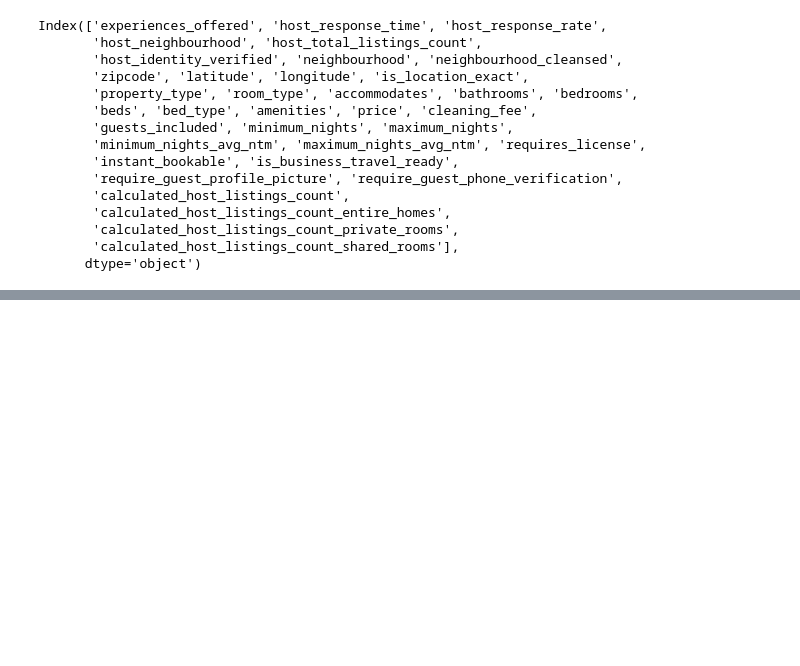
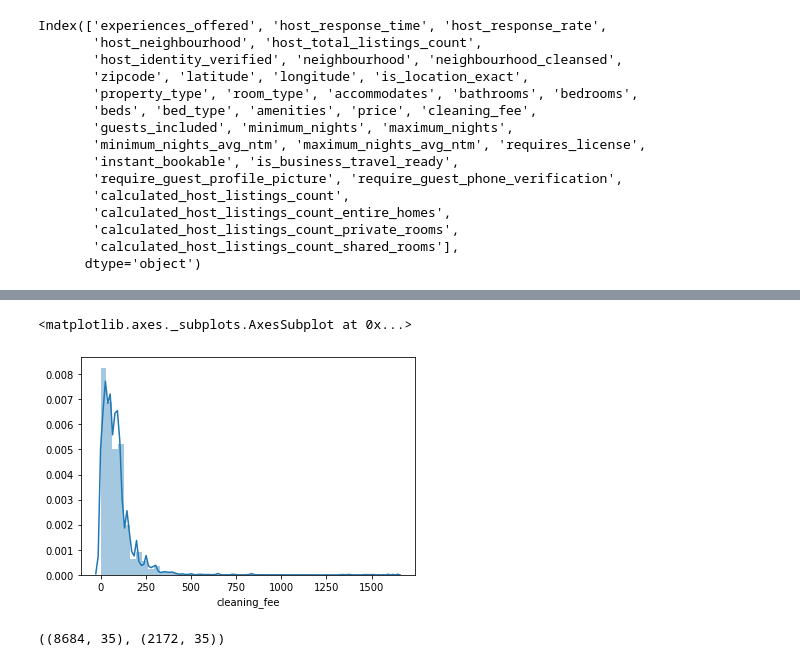
Before and after one commit to bjornlestrud/DS-Unit-2-Applied-Modeling, a Jupyter notebook: Bjorn_LS_DS_232_assignment.ipynb, the cells around one changed output, grey strips where cells are left out. Saved outputs shown, nothing was run; the diff lists cells and outputs as text; code cells hidden in the pictures; blank space fills up the shorter version.

```diff
--- a/Bjorn_LS_DS_232_assignment.ipynb
+++ b/Bjorn_LS_DS_232_assignment.ipynb
@@ -117,0 +178,10 @@ df.shape
+# %%
+# how many values are above 12k
+
+import numpy as np
+df = df[(df['price'] >= np.percentile(df['price'], 0.5)) &
+        (df['price'] <= np.percentile(df['price'], 99.5)) &
+        (df['latitude'] >= np.percentile(df['latitude'], 0.05)) &
+        (df['latitude'] < np.percentile(df['latitude'], 99.95)) &
+        (df['longitude'] >= np.percentile(df['longitude'], 0.05)) &
+        (df['longitude'] <= np.percentile(df['longitude'], 99.95))]
@@ -117,0 +195,19 @@ df.shape
+# %%
+df['cleaning_fee'] = df['cleaning_fee'].str.replace(',', '')
+df['cleaning_fee'] = df['cleaning_fee'].astype(float)
+
+w = df['cleaning_fee']
+sns.distplot(w)
+# %% [output]
+<matplotlib.axes._subplots.AxesSubplot at 0x...>
+[figure, added]
+# %%
+target = 'price'
+features = df.columns
+
+from sklearn.model_selection import train_test_split
+train, test = train_test_split(df, train_size=0.80, test_size=0.20, random_state=42)
+
+train.shape, test.shape
+# %% [output]
+((8684, 35), (2172, 35))
```
Also changed, not shown: parts of 35 cells of this notebook.
